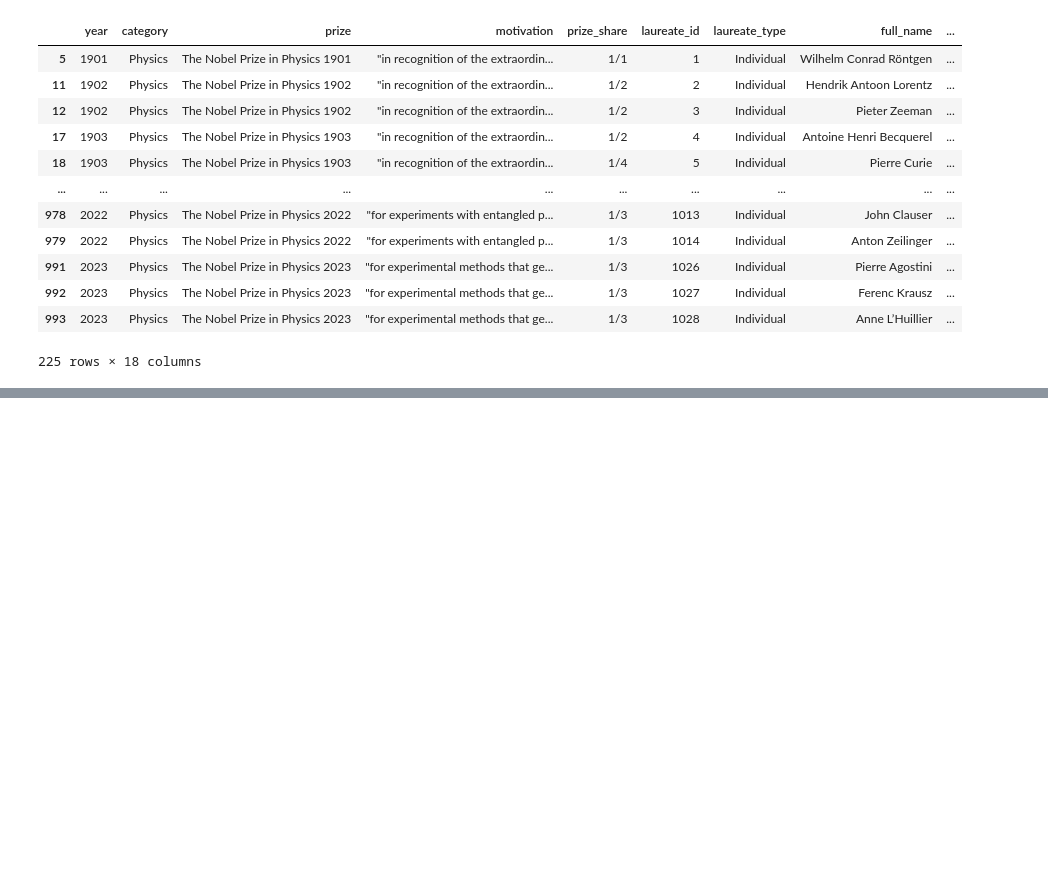
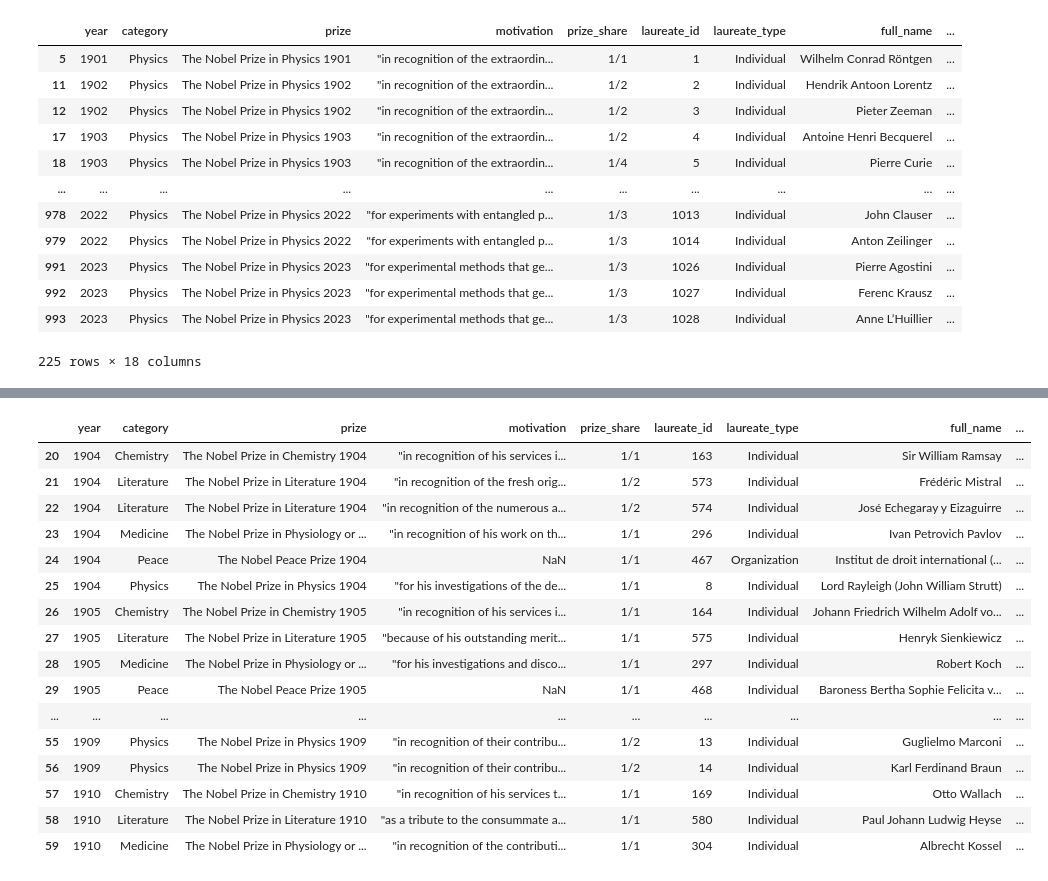
Before and after one commit to aminsadruddin/Pandas-Classes-, a Jupyter notebook: Pandas_.ipynb, the cells around one changed output, grey strips where cells are left out. Drawn from its saved outputs; the diff is of its cells as text; code cells hidden in the pictures; blank space fills up the shorter version.

```diff
--- a/Pandas_.ipynb
+++ b/Pandas_.ipynb
@@ -610,6 +610,6 @@ Requirement already satisfied: PySocks!=1.5.7,>=1.5.6 in /usr/local/lib/python3.
 import gdown
 # %%
 # importing csv file
-df = pd.read_csv('/content/drive/MyDrive/Saylani-CDE-Batch1-master/Pandas/Pandas/datasets/nobel.csv') # by default delimiter is comma
+df = pd.read_csv('//content/drive/MyDrive/Saylani-CDE-Batch1-main/Pandas/datasets/nobel.csv') # by default delimiter is comma
 # %%
 # importing excel file
@@ -1034,0 +1095,20 @@ df[(df["year"]>= 1920) & (df["year"]<= 1950) & (df["category"]== "Physics") | (d
+# %%
+df.loc[20:59]
+# %% [output]
+|  | year | category | prize | motivation | prize_share | laureate_id | laureate_type | full_name | ... |
+| 20 | 1904 | Chemistry | The Nobel Prize in Chemistry 1904 | "in recognition of his services i... | 1/1 | 163 | Individual | Sir William Ramsay | ... |
+| 21 | 1904 | Literature | The Nobel Prize in Literature 1904 | "in recognition of the fresh orig... | 1/2 | 573 | Individual | Frédéric Mistral | ... |
+| 22 | 1904 | Literature | The Nobel Prize in Literature 1904 | "in recognition of the numerous a... | 1/2 | 574 | Individual | José Echegaray y Eizaguirre | ... |
+| 23 | 1904 | Medicine | The Nobel Prize in Physiology or ... | "in recognition of his work on th... | 1/1 | 296 | Individual | Ivan Petrovich Pavlov | ... |
+| 24 | 1904 | Peace | The Nobel Peace Prize 1904 | NaN | 1/1 | 467 | Organization | Institut de droit international (... | ... |
+| 25 | 1904 | Physics | The Nobel Prize in Physics 1904 | "for his investigations of the de... | 1/1 | 8 | Individual | Lord Rayleigh (John William Strutt) | ... |
+| 26 | 1905 | Chemistry | The Nobel Prize in Chemistry 1905 | "in recognition of his services i... | 1/1 | 164 | Individual | Johann Friedrich Wilhelm Adolf vo... | ... |
+| 27 | 1905 | Literature | The Nobel Prize in Literature 1905 | "because of his outstanding merit... | 1/1 | 575 | Individual | Henryk Sienkiewicz | ... |
+| 28 | 1905 | Medicine | The Nobel Prize in Physiology or ... | "for his investigations and disco... | 1/1 | 297 | Individual | Robert Koch | ... |
+| 29 | 1905 | Peace | The Nobel Peace Prize 1905 | NaN | 1/1 | 468 | Individual | Baroness Bertha Sophie Felicita v... | ... |
+| ... | ... | ... | ... | ... | ... | ... | ... | ... | ... |
+| 55 | 1909 | Physics | The Nobel Prize in Physics 1909 | "in recognition of their contribu... | 1/2 | 13 | Individual | Guglielmo Marconi | ... |
+| 56 | 1909 | Physics | The Nobel Prize in Physics 1909 | "in recognition of their contribu... | 1/2 | 14 | Individual | Karl Ferdinand Braun | ... |
+| 57 | 1910 | Chemistry | The Nobel Prize in Chemistry 1910 | "in recognition of his services t... | 1/1 | 169 | Individual | Otto Wallach | ... |
+| 58 | 1910 | Literature | The Nobel Prize in Literature 1910 | "as a tribute to the consummate a... | 1/1 | 580 | Individual | Paul Johann Ludwig Heyse | ... |
+| 59 | 1910 | Medicine | The Nobel Prize in Physiology or ... | "in recognition of the contributi... | 1/1 | 304 | Individual | Albrecht Kossel | ... |
```
Also changed, not shown: parts of 236 cells of this notebook.
